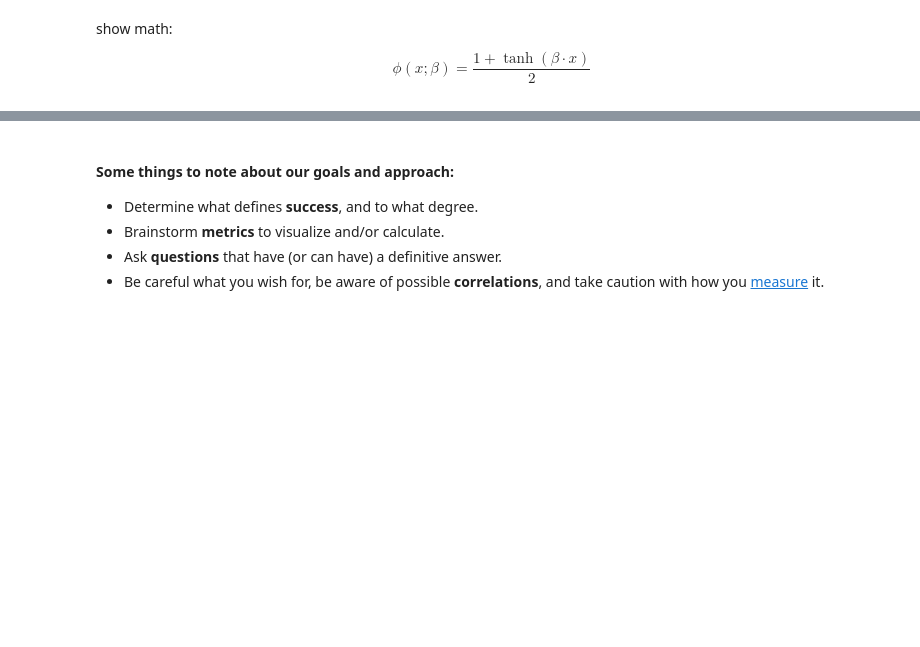
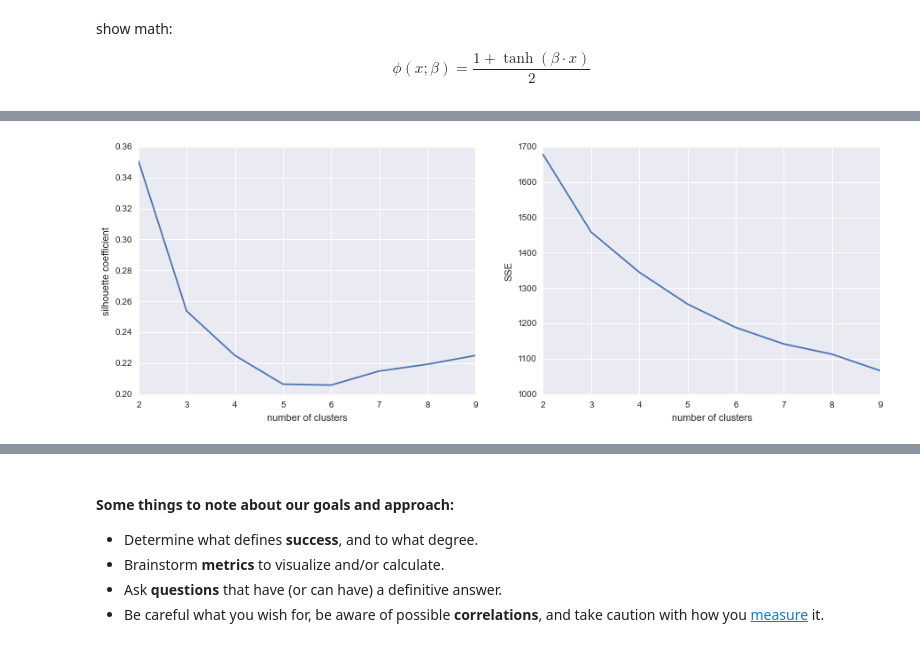
Before and after one commit to cesleem/DAT_SF_14, a Jupyter notebook: project/DAT14FinalProject-Montgomery.ipynb, the cells around one changed output, grey strips where cells are left out. Saved outputs shown, nothing was run; the diff lists cells and outputs as text; code cells hidden in the pictures; blank space fills up the shorter version.

Commit message:
started on clustering algo

```diff
--- a/project/DAT14FinalProject-Montgomery.ipynb
+++ b/project/DAT14FinalProject-Montgomery.ipynb
@@ -316,0 +309,47 @@ profiles_simple['persona'] = km.predict(profiles_simple)
+# %%
+def get_cluster_centers(X, labels, k_num):
+    CC_list = []
+    for k in range(k_num):
+        # get the mean coordinates of each cluster
+        CC_list.append(np.mean(X[labels == k], axis = 0))
+    return CC_list
+
+# for each cluster substract the mean from each data point to get the error
+# then get the magnitude of each error, square it, and sum it
+def get_SSE(X, labels):
+    k_num = len(np.unique(labels))
+    CC_list = get_cluster_centers(X, labels, k_num)
+    CSEs = []
+    for k in range(k_num):
+        # for each cluster of k we get the coordinates of how far off each point is to the cluster
+        error_cords = X[labels == k] - CC_list[k]
+        # square the coordinates and sum to get the magnitude squared
+        error_cords_sq = error_cords ** 2
+        error_mag_sq = np.sum(error_cords_sq, axis = 1)
+        # since we already have the magnitude of the error squared we can just take the sum for the cluster
+        CSE = np.sum(error_mag_sq)
+        CSEs.append(CSE)
+    # sum each cluster's sum of squared errors
+    return sum(CSEs)
+# %%
+SSEs = []
+Sil_coefs = []
+for k in range(2,10):
+    km = KMeans(n_clusters=k, random_state=1)
+    km.fit(X)
+    labels = km.labels_
+    Sil_coefs.append(metrics.silhouette_score(X, labels, metric='euclidean'))
+    SSEs.append(get_SSE(X, labels))
+# %%
+fig, (ax1, ax2) = plt.subplots(1,2, figsize=(15,5), sharex=True)
+k_clusters = range(2,10)
+ax1.plot(k_clusters, Sil_coefs)
+ax1.set_xlabel('number of clusters')
+ax1.set_ylabel('silhouette coefficient')
+
+# plot here on ax2
+ax2.plot(k_clusters, SSEs)
+ax2.set_xlabel('number of clusters')
+ax2.set_ylabel('SSE');
+# %% [output]
+[figure, added]
```
Also changed, not shown: parts of 22 cells of this notebook, 14 other files.
